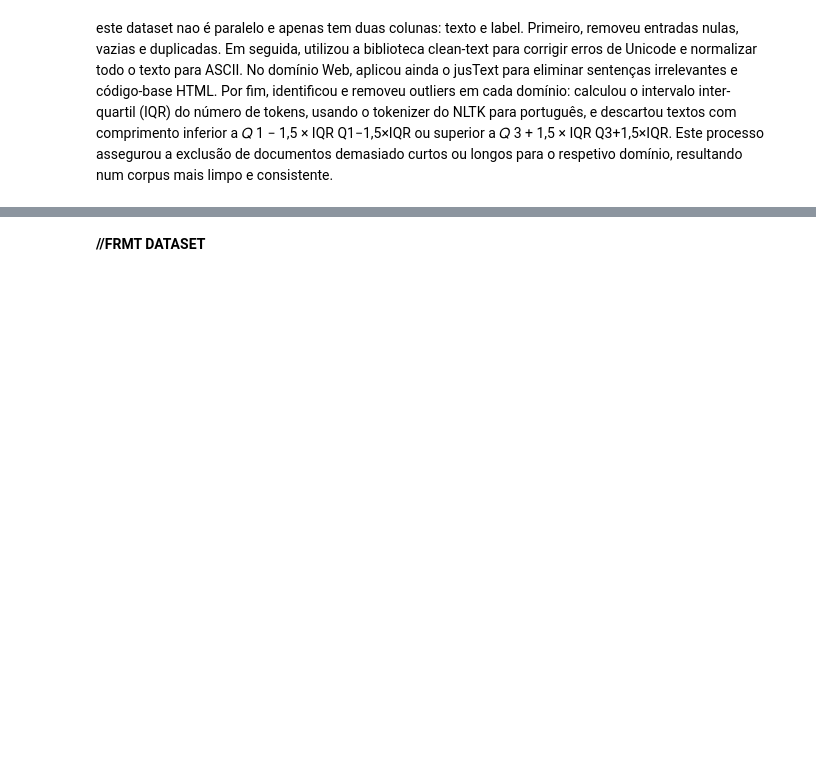
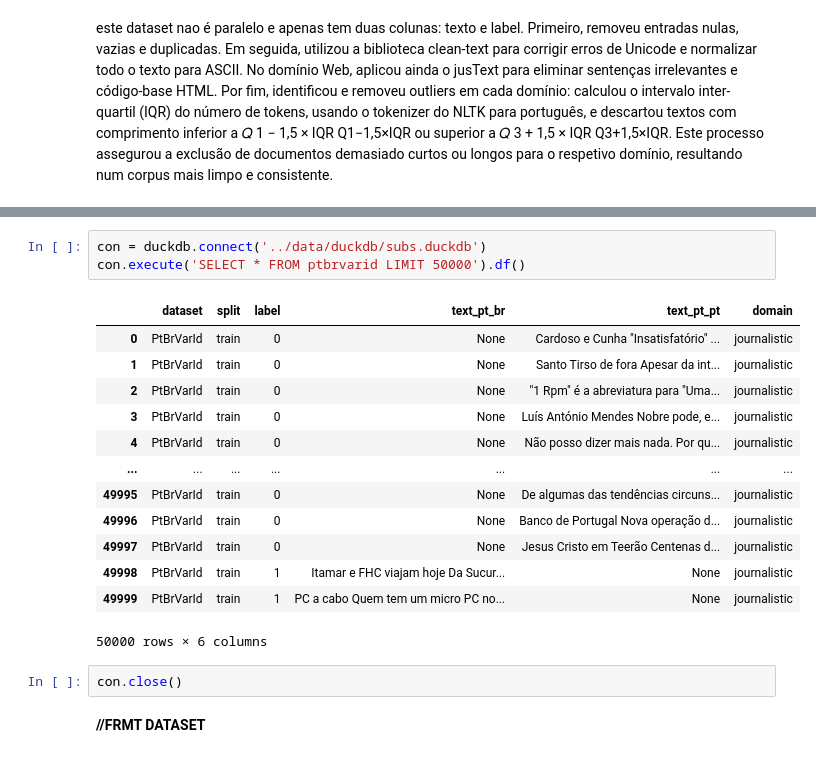
Before and after one commit to laiarodrigo/Thesis, a Jupyter notebook: eda's/06_accessing_PtBrVarId.ipynb, the cells around one changed output, grey strips where cells are left out. Drawn from its saved outputs; the diff is of its cells as text; blank space fills up the shorter version.

```diff
--- a/eda's/06_accessing_PtBrVarId.ipynb
+++ b/eda's/06_accessing_PtBrVarId.ipynb
@@ -501,3 +959,22 @@ Q3+1,5×IQR. Este processo assegurou a exclusão de documentos demasiado curtos
+# %%
+con = duckdb.connect('../data/duckdb/subs.duckdb')
+con.execute('SELECT * FROM ptbrvarid LIMIT 50000').df()
+# %% [output]
+|  | dataset | split | label | text_pt_br | text_pt_pt | domain |
+| 0 | PtBrVarId | train | 0 | None | Cardoso e Cunha "Insatisfatório" ... | journalistic |
+| 1 | PtBrVarId | train | 0 | None | Santo Tirso de fora Apesar da int... | journalistic |
+| 2 | PtBrVarId | train | 0 | None | "1 Rpm" é a abreviatura para "Uma... | journalistic |
+| 3 | PtBrVarId | train | 0 | None | Luís António Mendes Nobre pode, e... | journalistic |
+| 4 | PtBrVarId | train | 0 | None | Não posso dizer mais nada. Por qu... | journalistic |
+| ... | ... | ... | ... | ... | ... | ... |
+| 49995 | PtBrVarId | train | 0 | None | De algumas das tendências circuns... | journalistic |
+| 49996 | PtBrVarId | train | 0 | None | Banco de Portugal Nova operação d... | journalistic |
+| 49997 | PtBrVarId | train | 0 | None | Jesus Cristo em Teerão Centenas d... | journalistic |
+| 49998 | PtBrVarId | train | 1 | Itamar e FHC viajam hoje Da Sucur... | None | journalistic |
+| 49999 | PtBrVarId | train | 1 | PC a cabo Quem tem um micro PC no... | None | journalistic |
+50000 rows × 6 columns
+# %%
+con.close()
 # %% [markdown]
 **//FRMT DATASET**
 # %%
```
Also changed, not shown: parts of 10 cells of this notebook, 2 other files.
